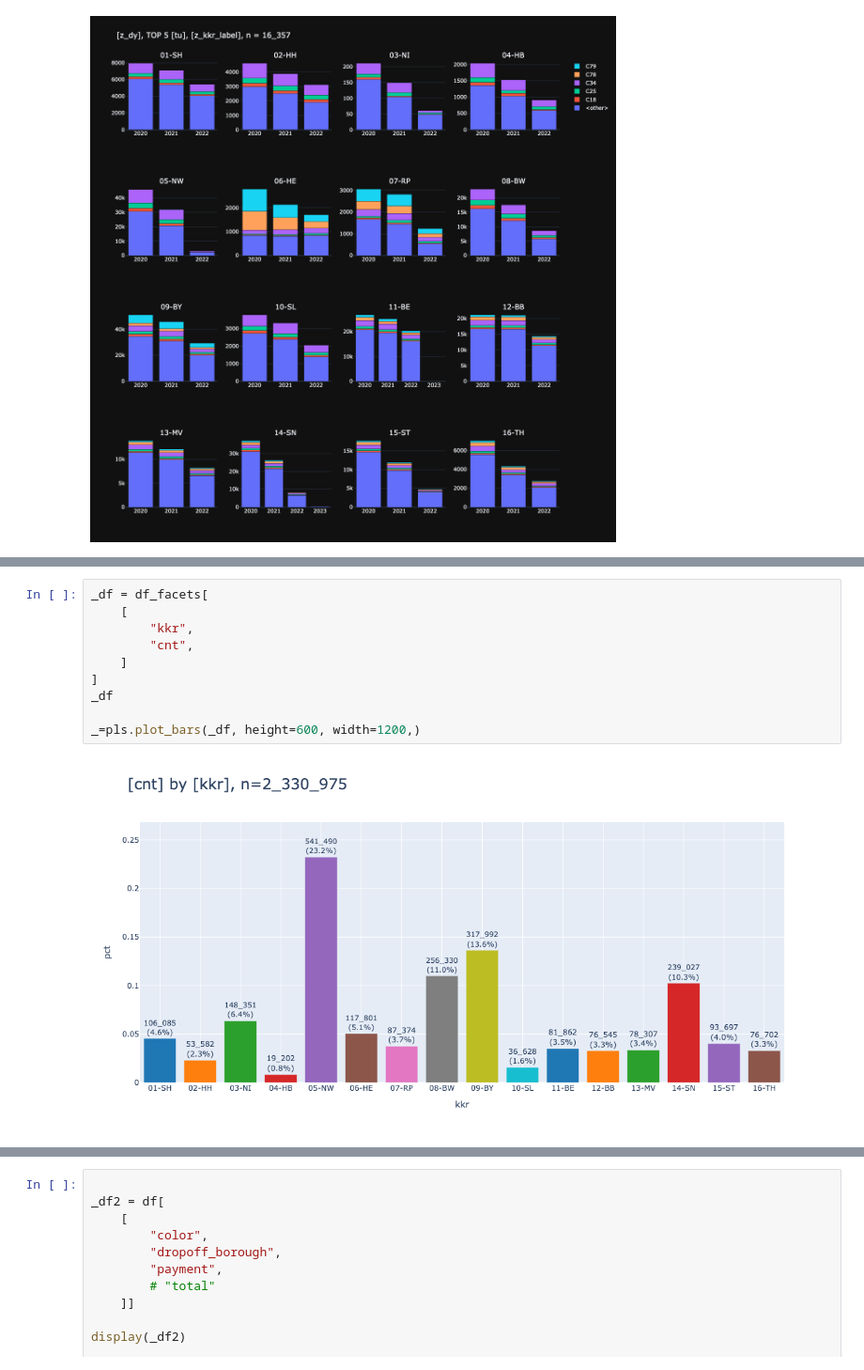
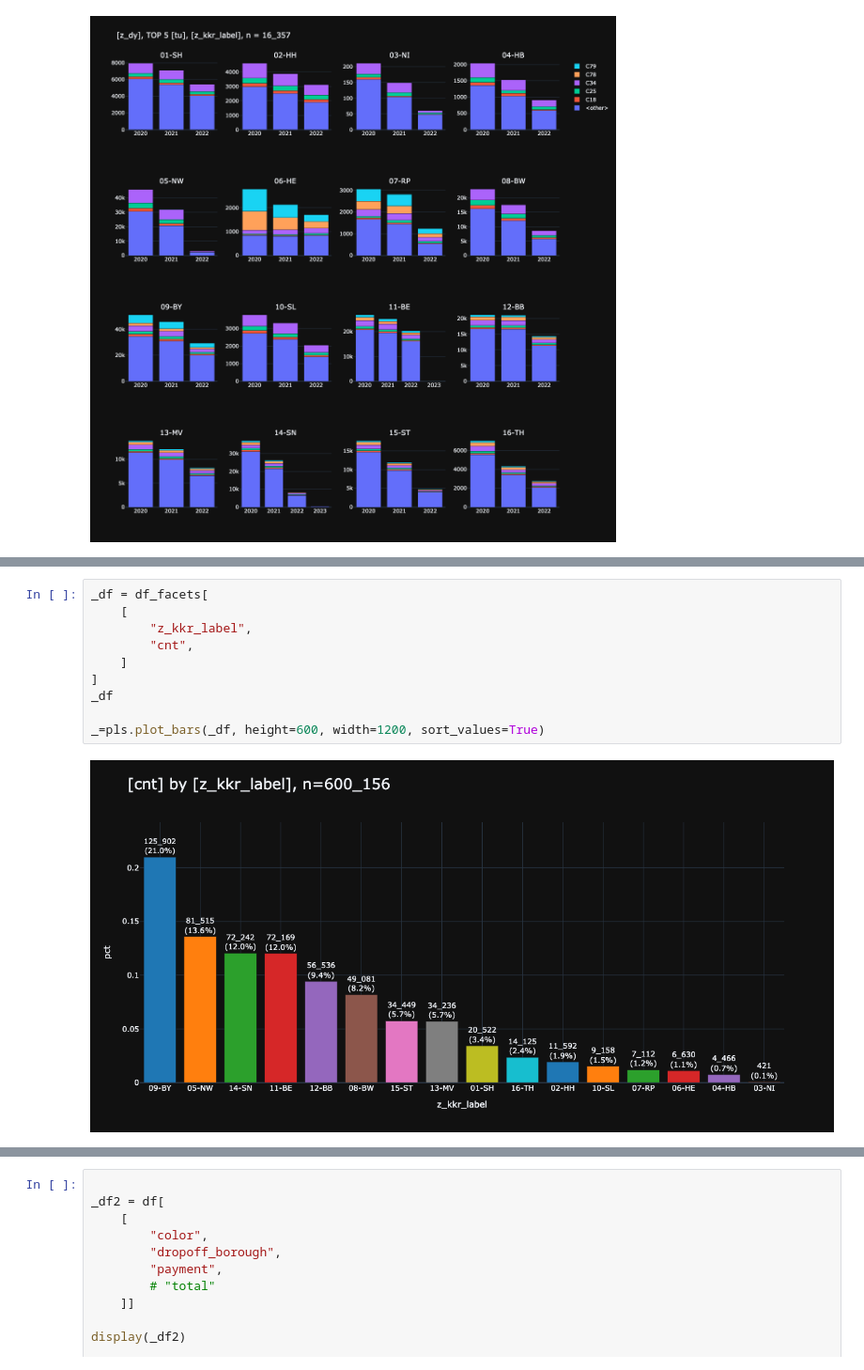
Before and after one commit to smeisegeier/pandas-plots, a Jupyter notebook: src/test.ipynb, the cells around one changed output, grey strips where cells are left out. Shown at 94% size. Cells and saved outputs as stored; diff of their text form.

```diff
--- a/src/test.ipynb
+++ b/src/test.ipynb
@@ -102,15 +104,15 @@ SystemExit: 1
 # %%
 _df = df_facets[
     [
-        "kkr",
+        "z_kkr_label",
         "cnt",
     ]
 ]
 _df
 
-_=pls.plot_bars(_df, height=600, width=1200,)
+_=pls.plot_bars(_df, height=600, width=1200, sort_values=True)
 # %% [output]
-[figure, old version]
+[figure, new version]
 # %%
 _=pls.plot_box(
     df.distance,
```
Also changed, not shown: parts of 4 cells of this notebook, 2 other files.
